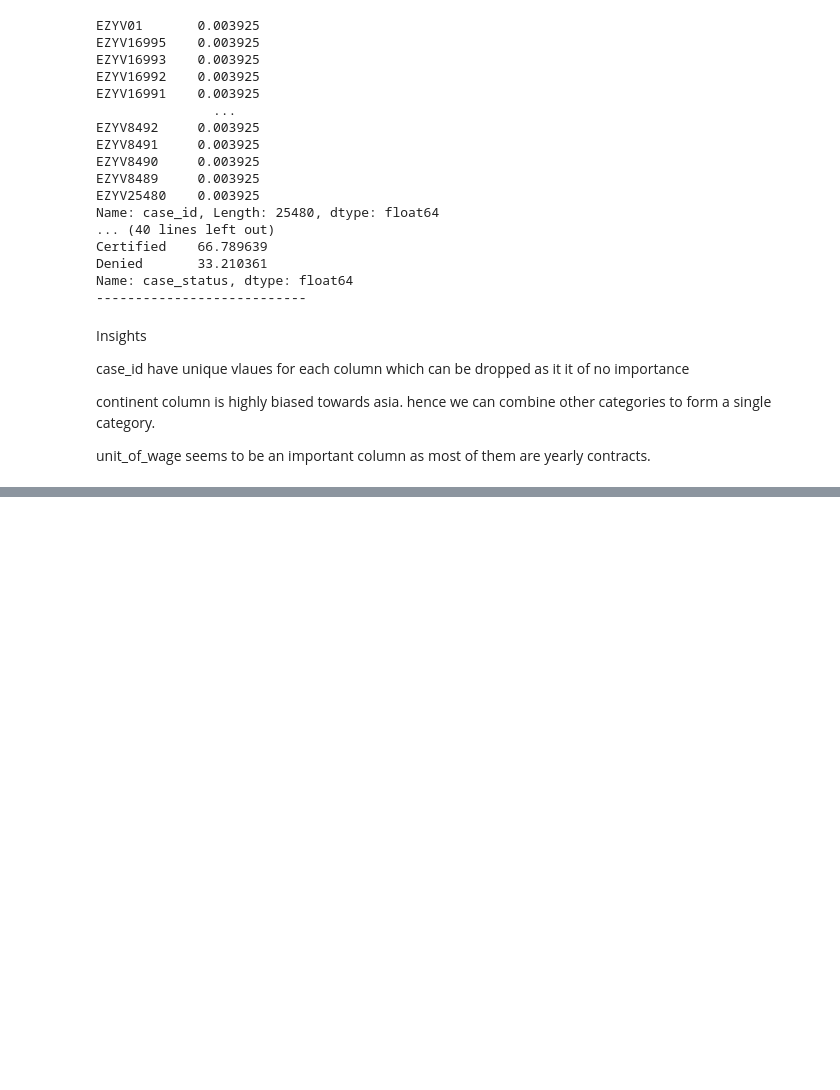
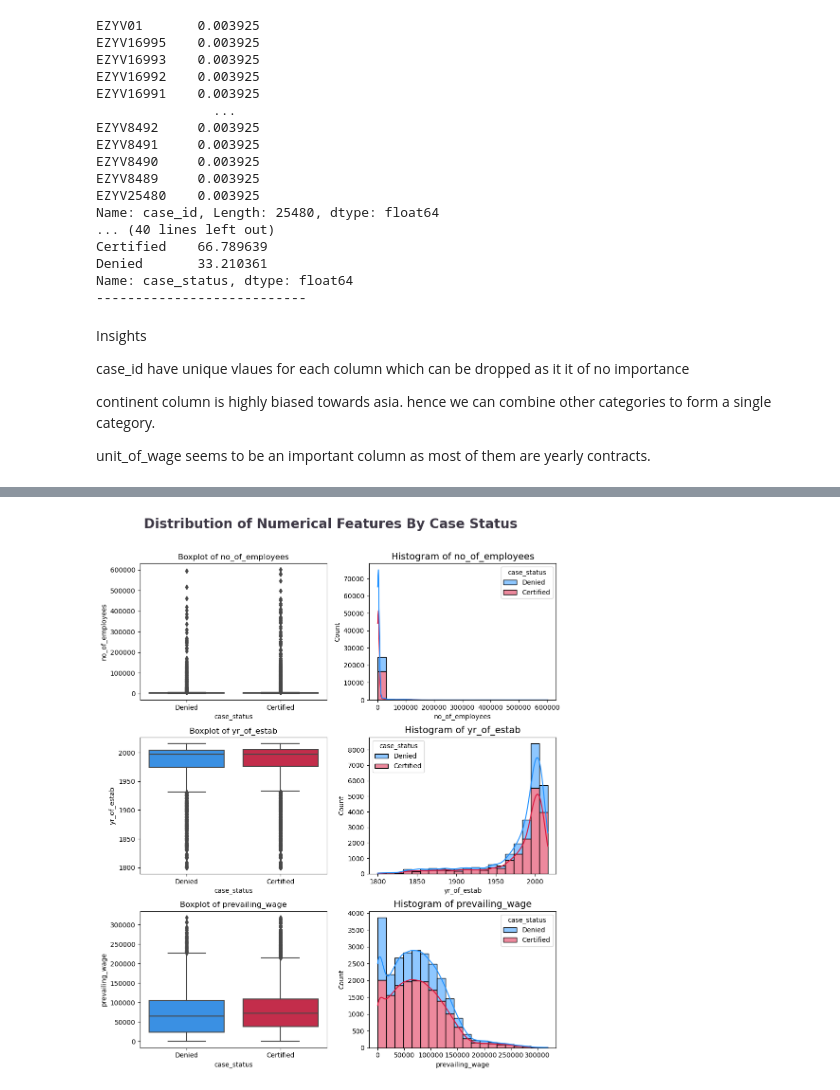
Before and after one commit to SapanSagar/mlproject, a Jupyter notebook: notebook/eda.ipynb, the cells around one changed output, grey strips where cells are left out. Cells and saved outputs as stored; diff of their text form; code cells hidden in the pictures; blank space fills up the shorter version.

```diff
--- a/notebook/eda.ipynb
+++ b/notebook/eda.ipynb
@@ -142,0 +218,27 @@ unit_of_wage seems to be an important column as most of them are yearly contract
+# %%
+#Check Multicollinearity for Numerical features
+
+import pandas as pd
+import numpy as np
+from scipy import stats
+
+
+results = []
+
+for i in range(len(numeric_features)):
+    for j in range(i + 1, len(numeric_features)):
+        feature1 = numeric_features[i]
+        feature2 = numeric_features[j]
+        r = df[feature1].corr(df[feature2])
+        n = len(df)  # Number of observations
+            # Calculate the t-statistic for the correlation
+        t_stat = r * np.sqrt((n - 2) / (1 - r**2))
+        # Calculate the p-value
+        p_value = 2 * (1 - stats.t.cdf(np.abs(t_stat), df=n - 2))
+
+        if p_value < 0.05:
+            results.append((f"{feature1} & {feature2}" ,'Reject Null Hypothesis'))
+        else:
+            results.append((f"{feature1} & {feature2}", 'Fail to Reject Null Hypothesis'))
+
+print(results)
@@ -142,0 +267,16 @@ unit_of_wage seems to be an important column as most of them are yearly contract
+# %%
+#Distribution of Numerical Features By Case Status
+clr1 = ['#1E90FF', '#DC143C']
+fig, ax = plt.subplots(3, 2, figsize=(10,12))
+fig.suptitle('Distribution of Numerical Features By Case Status', color='#3C3744',
+             fontsize=20, fontweight='bold', ha='center')
+for i, col in enumerate(numeric_features):
+    sns.boxplot(data=df, x='case_status', y=col,  palette=clr1, ax=ax[i,0])
+    ax[i,0].set_title(f'Boxplot of {col}', fontsize=12)
+    sns.histplot(data=df, x=col, hue='case_status', bins=20, kde=True,
+                 multiple='stack', palette=clr1, ax=ax[i,1])
+    ax[i,1].set_title(f'Histogram of {col}', fontsize=14)
+fig.tight_layout()
+fig.subplots_adjust(top=0.90)
+# %% [output]
+[figure, added]
```
Also changed, not shown: parts of 18 cells of this notebook, 27 other files.
